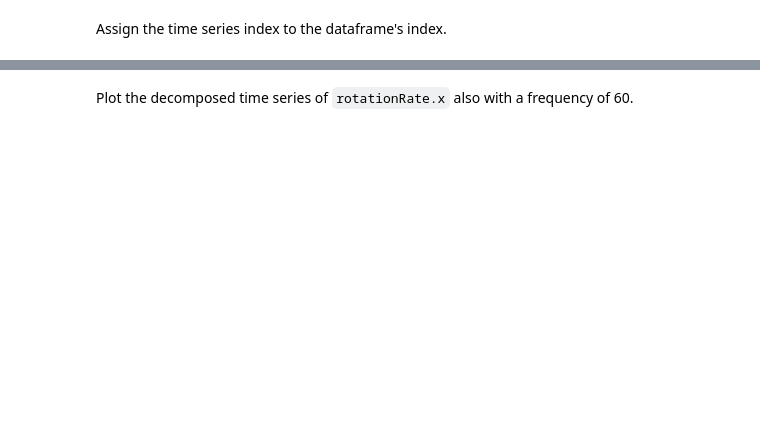
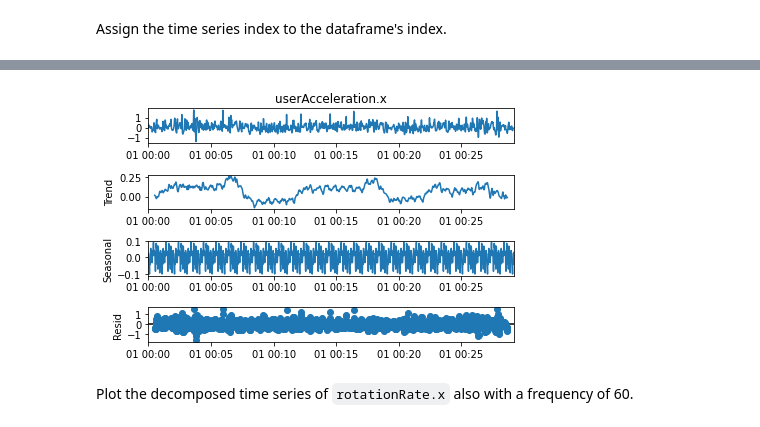
Before and after one commit to Ironhack-Data-Madrid-Enero-2021/lab-time-series, a Jupyter notebook: your-code/main.ipynb, the cells around one changed output, grey strips where cells are left out. Cells and saved outputs as stored; diff of their text form; code cells hidden in the pictures; blank space fills up the shorter version.

Commit message:
time-series

```diff
--- a/your-code/main.ipynb
+++ b/your-code/main.ipynb
@@ -36,0 +82,2 @@ To perform time series analysis on the data, we must change the index from a ran
+# %%
+sensor["date_time"] = pd.date_range("1/1/2018 00:00:00", "1/1/2018 00:29:10", periods=1751)
@@ -40,0 +95,5 @@ Assign the time series index to the dataframe's index.
+# %%
+# Your code here:
+
+sensor.index = pd.DatetimeIndex(sensor["date_time"], freq = "infer")
+sensor.head()
@@ -47,2 +112,10 @@ Our next step is to decompose the time series and evaluate the patterns in the d
+# %%
+# Your code here:
+import statsmodels.api as sm
+
+res = sm.tsa.seasonal_decompose(sensor["userAcceleration.x"], period=60, model='additive')
+res.plot();
+# %% [output]
+[figure, added]
 # %% [markdown]
 Plot the decomposed time series of `rotationRate.x` also with a frequency of 60.
```
Also changed, not shown: parts of 46 cells of this notebook.
